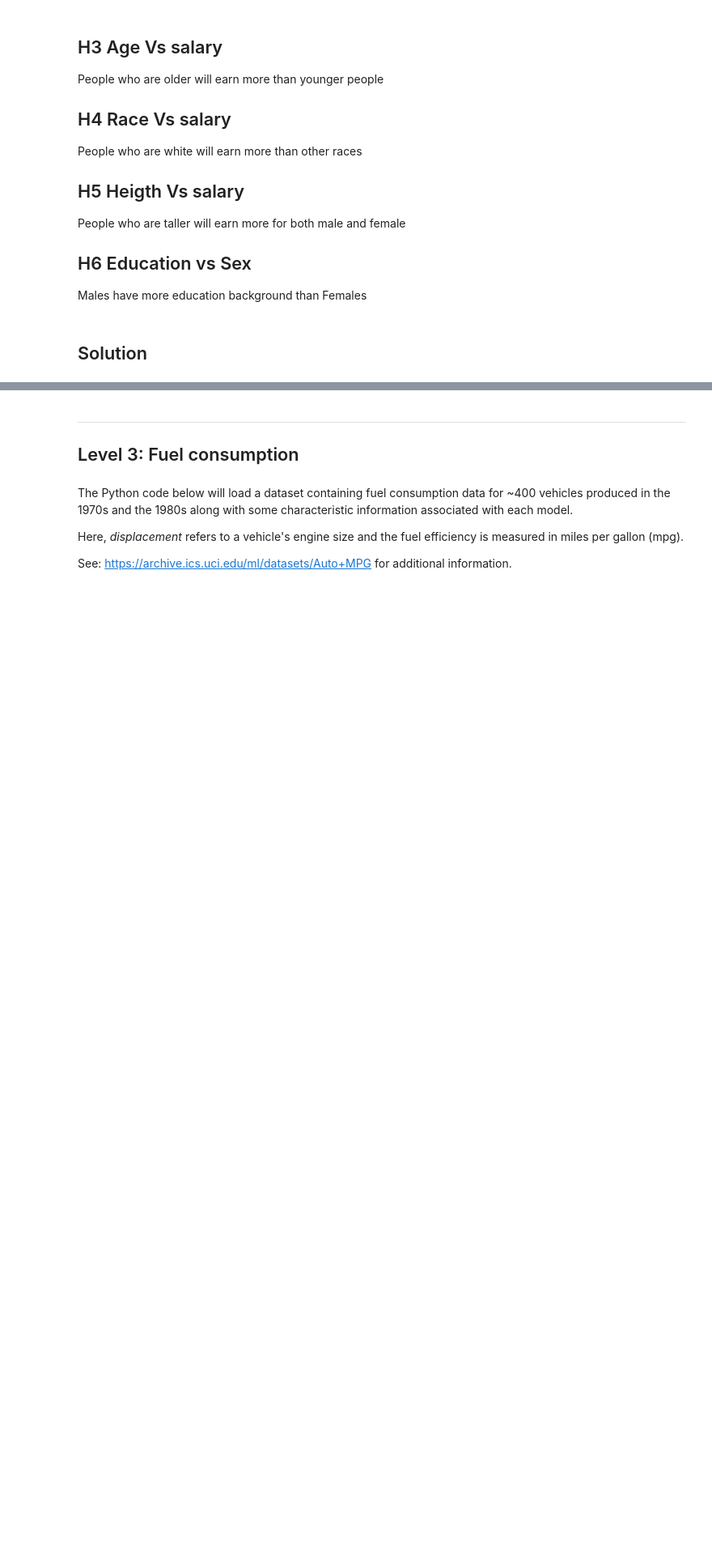
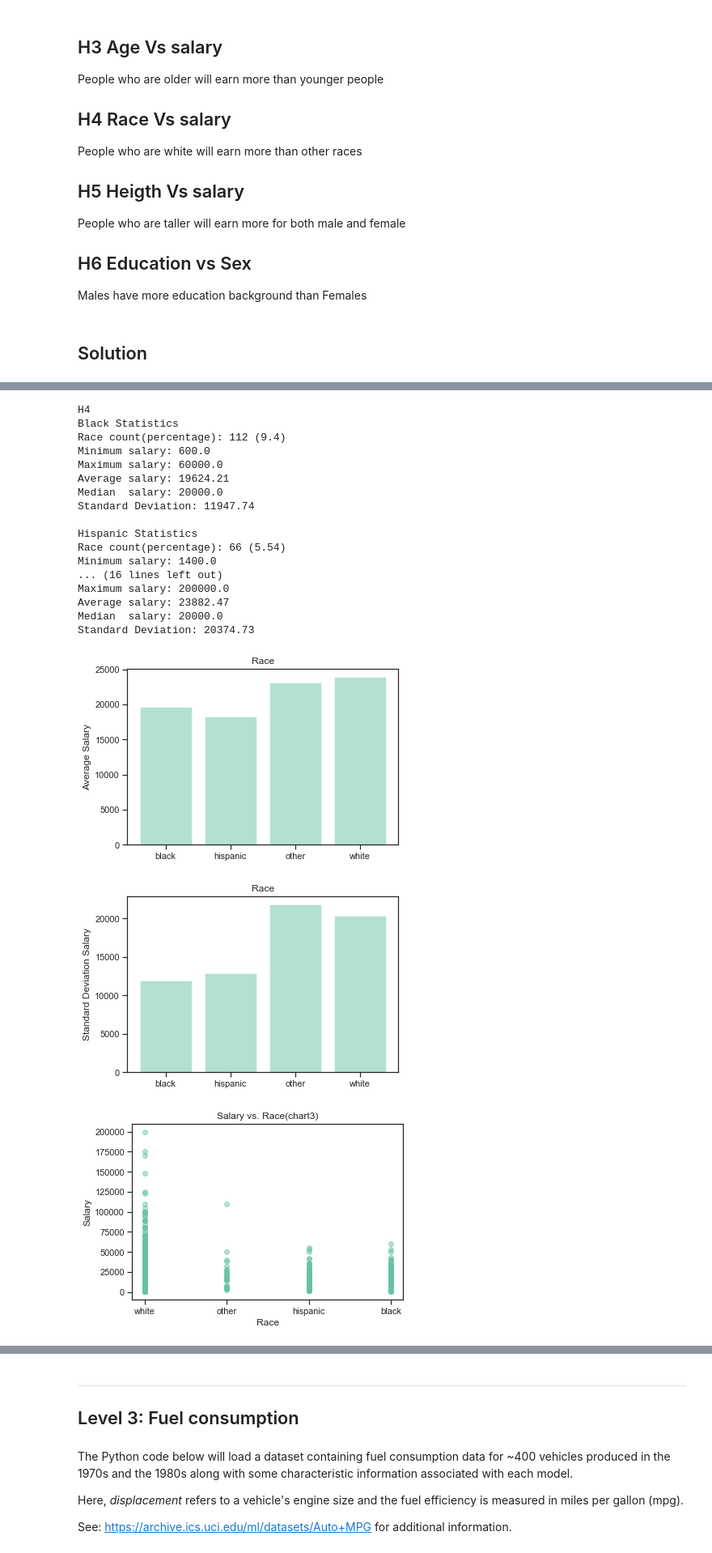
Before and after one commit to AdamCorbinFAUPhD/CAP5768-Intro-to-Data-Science, a Jupyter notebook: assignment_1/CAP5768_Assignment1_Corbin_Adam.ipynb, the cells around one changed output, grey strips where cells are left out. Shown at 81% size. Saved outputs shown, nothing was run; the diff lists cells and outputs as text; code cells hidden in the pictures; blank space fills up the shorter version.

```diff
--- a/assignment_1/CAP5768_Assignment1_Corbin_Adam.ipynb
+++ b/assignment_1/CAP5768_Assignment1_Corbin_Adam.ipynb
@@ -467,0 +441,72 @@ H6
+# %%
+print("H4")
+races = np.array(salaries['race'])
+total_count = len(races)
+unique_races = list(set(races))
+labels = []
+# Loop over all the races, collect their salaries so we can have a bargraph
+collected_race_earn_data = []
+average_data = []
+std_data = []
+for race in unique_races:
+    specific_race_earn_data = salaries[salaries['race'] == race]["earn"]
+    print(race.capitalize() +" Statistics")
+    size = len(specific_race_earn_data)
+    print("Race count(percentage):", size, "(" + str(round(size/total_count * 100,2))  + ")")
+    print("Minimum salary:", specific_race_earn_data.min())
+    print("Maximum salary:", specific_race_earn_data.max())
+    average = round(specific_race_earn_data.mean(),2)
+    average_data.append(average)
+    print("Average salary:", average)
+    print("Median  salary:", specific_race_earn_data.median())
+    std = round(specific_race_earn_data.std(),2)
+    std_data.append(std)
+    print("Standard Deviation:", std)
+    print()
+    collected_race_earn_data.append(specific_race_earn_data)
+
+
+
+plt.title('Average Salary vs. Race (chart1)')
+y_pos = np.arange(len(unique_races))
+plt.bar(y_pos, average_data, align='center', alpha=0.5)
+plt.xticks(y_pos, unique_races)
+plt.ylabel('Average Salary')
+plt.title('Race')
+plt.show()
+
+
+plt.title('Standard Deviation Salary vs. Race(chart2)')
+y_pos = np.arange(len(unique_races))
+plt.bar(y_pos, std_data, align='center', alpha=0.5)
+plt.xticks(y_pos, unique_races)
+plt.ylabel('Standard Deviation Salary')
+plt.title('Race')
+plt.show()
+
+plt.title('Salary vs. Race(chart3)')
+plt.ylabel('Salary')
+plt.xlabel('Race');
+plt.scatter(races, salary , alpha=0.5)
+plt.show()
+# %% [output]
+H4
+Black Statistics
+Race count(percentage): 112 (9.4)
+Minimum salary: 600.0
+Maximum salary: 60000.0
+Average salary: 19624.21
+Median  salary: 20000.0
+Standard Deviation: 11947.74
+
+Hispanic Statistics
+Race count(percentage): 66 (5.54)
+Minimum salary: 1400.0
+... (16 lines left out)
+Maximum salary: 200000.0
+Average salary: 23882.47
+Median  salary: 20000.0
+Standard Deviation: 20374.73
+[figure, added]
+[figure, added]
+[figure, added]
```
Also changed, not shown: parts of 10 cells of this notebook.
